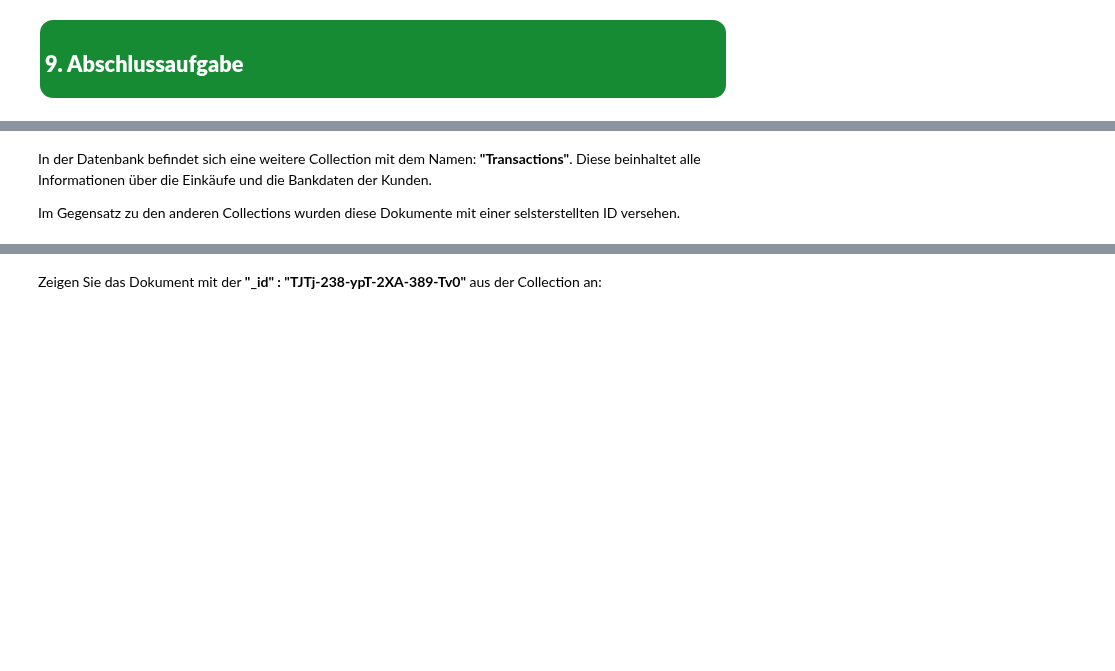
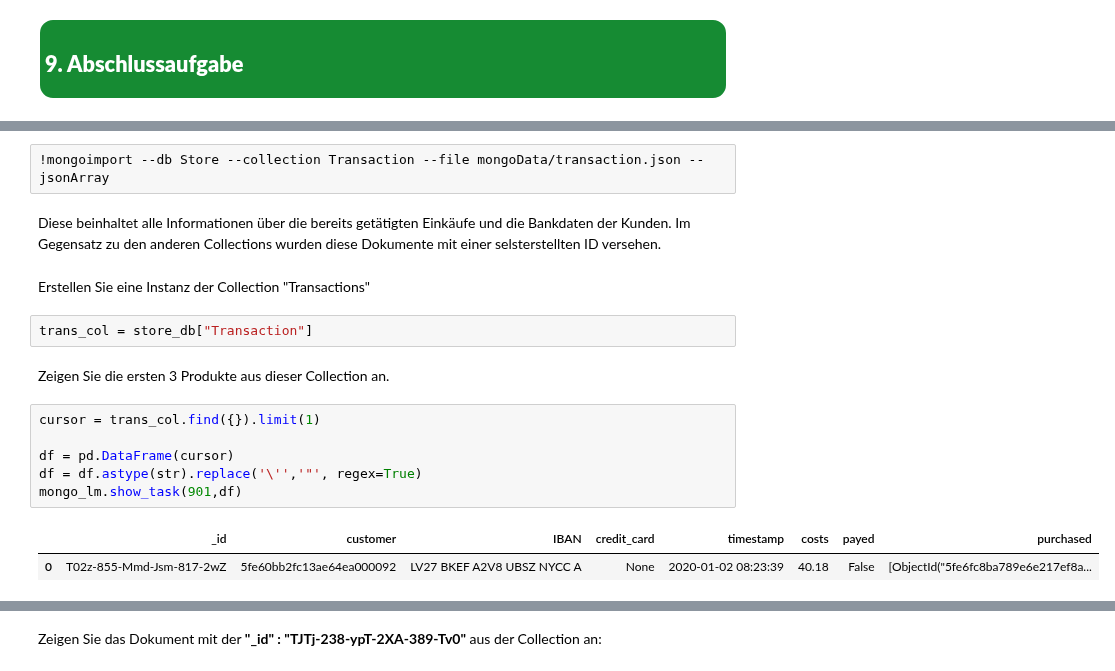
Before and after one commit to orca-nrw/lernmodul-mongodb, a Jupyter notebook: index.ipynb, the cells around one changed output, grey strips where cells are left out. Cells and saved outputs as stored; diff of their text form; blank space fills up the shorter version.

```diff
--- a/index.ipynb
+++ b/index.ipynb
@@ -1247,4 +1256,20 @@ mongo_lm.show_task(802,df)
+# %%
+!mongoimport --db Store --collection Transaction --file mongoData/transaction.json --jsonArray
 # %% [markdown]
-In der Datenbank befindet sich eine weitere Collection mit dem Namen: <b>"Transactions"</b>. Diese beinhaltet alle Informationen über die Einkäufe und die Bankdaten der Kunden.
-
+Diese beinhaltet alle Informationen über die bereits getätigten Einkäufe und die Bankdaten der Kunden.
 Im Gegensatz zu den anderen Collections wurden diese Dokumente mit einer selsterstellten ID versehen.
+# %% [markdown]
+Erstellen Sie eine Instanz der Collection "Transactions"
+# %%
+trans_col = store_db["Transaction"]
+# %% [markdown]
+Zeigen Sie die ersten 3 Produkte aus dieser Collection an.
+# %%
+cursor = trans_col.find({}).limit(1)
+
+df = pd.DataFrame(cursor)
+df = df.astype(str).replace('\'','"', regex=True)
+mongo_lm.show_task(901,df)
+# %% [output]
+|  | _id | customer | IBAN | credit_card | timestamp | costs | payed | purchased |
+| 0 | T02z-855-Mmd-Jsm-817-2wZ | 5fe60bb2fc13ae64ea000092 | LV27 BKEF A2V8 UBSZ NYCC A | None | 2020-01-02 08:23:39 | 40.18 | False | [ObjectId("5fe6fc8ba789e6e217ef8a... |
```
Also changed, not shown: parts of 7 cells of this notebook, 1 other file.
